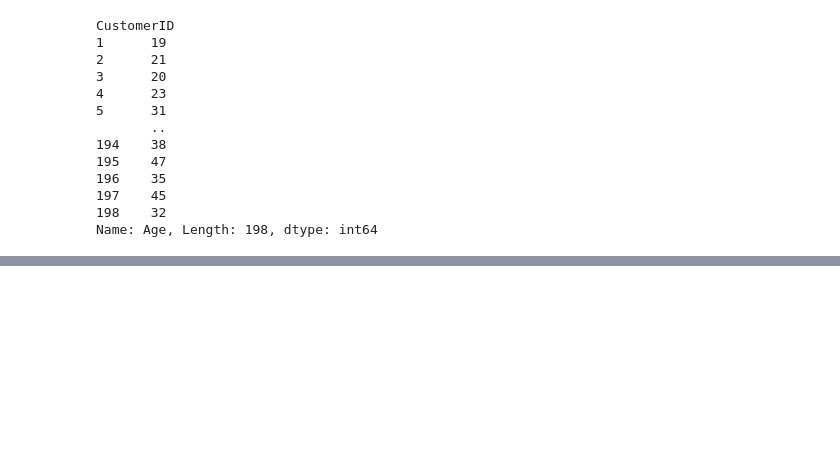
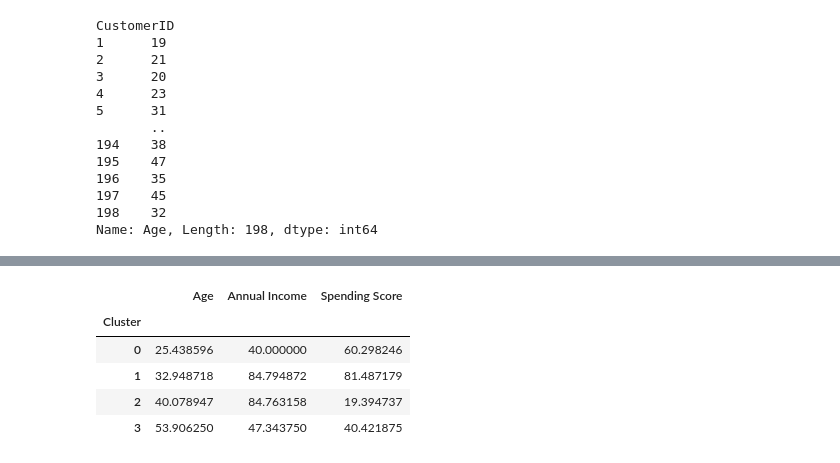
Before and after one commit to nipun1992/Mall-Customers, a Jupyter notebook: Mall_customers.ipynb, the cells around one changed output, grey strips where cells are left out. Cells and saved outputs as stored; diff of their text form; code cells hidden in the pictures; blank space fills up the shorter version.

```diff
--- a/Mall_customers.ipynb
+++ b/Mall_customers.ipynb
@@ -476,0 +489,9 @@ scaled_df.head(10)
+# %%
+scaled_df.groupby('Cluster').mean()
+# %% [output]
+|  | Age | Annual Income | Spending Score |
+| Cluster |  |  |  |
+| 0 | 25.438596 | 40.000000 | 60.298246 |
+| 1 | 32.948718 | 84.794872 | 81.487179 |
+| 2 | 40.078947 | 84.763158 | 19.394737 |
+| 3 | 53.906250 | 47.343750 | 40.421875 |
```
Also changed, not shown: parts of 5 cells of this notebook.
